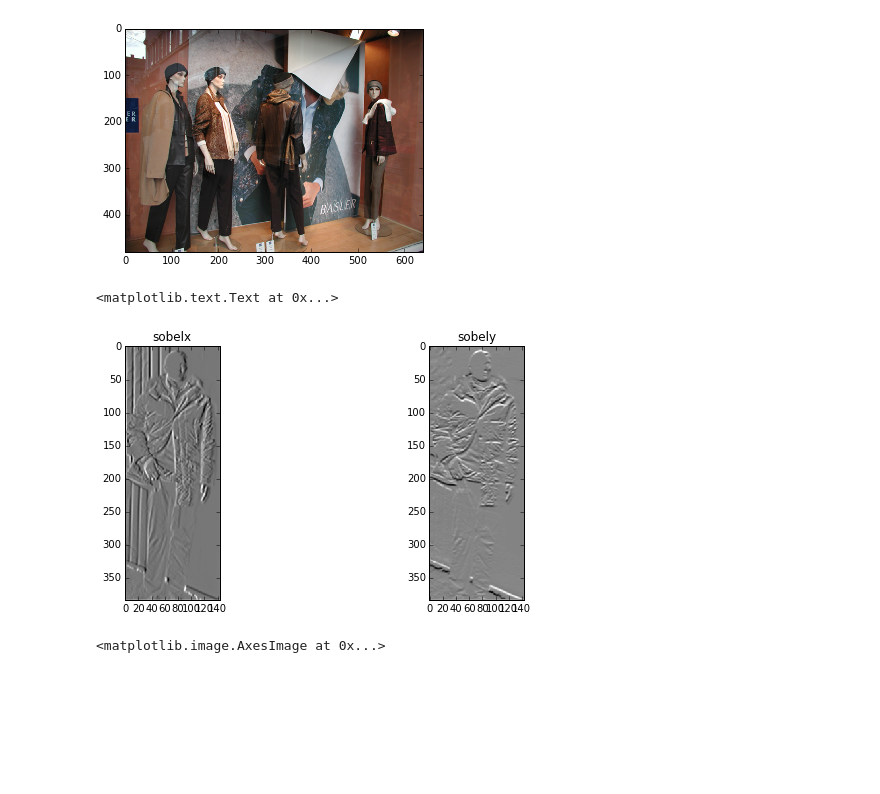
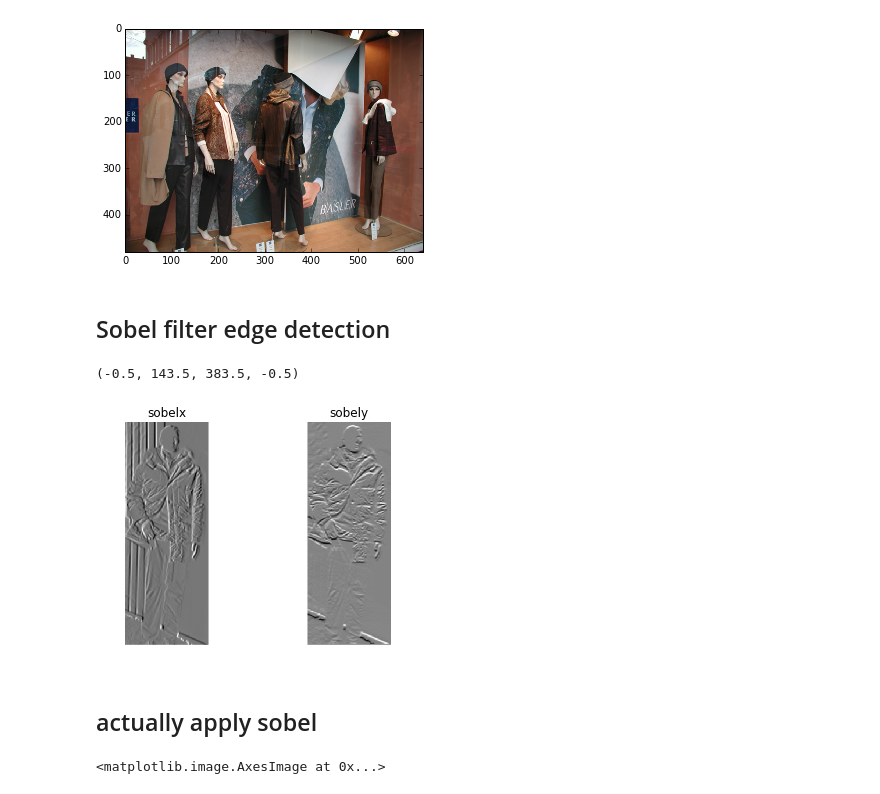
Before and after one commit to justayak/computer_vision_ws2015, a Jupyter notebook: u05/HOGs.ipynb, the cells around one changed output. Saved outputs shown, nothing was run; the diff lists cells and outputs as text; code cells hidden in the pictures; blank space fills up the shorter version.

```diff
--- a/u05/HOGs.ipynb
+++ b/u05/HOGs.ipynb
@@ -24,31 +24,38 @@ plt.imshow(people2)
 [figure]
 [figure]
 [figure]
+# %% [markdown]
+## Sobel filter edge detection
 # %%
 # Sobel
 import scipy.ndimage.filters as filters
 
 gray_person = cv2.cvtColor(person, cv2.COLOR_RGB2GRAY)
-gray_person = cv2.GaussianBlur(gray_person, (3, 3), 0)
+gray_person_bl = cv2.GaussianBlur(gray_person, (3, 3), 0)
 
 # convolute
-sobelx = cv2.Sobel(gray_person, cv2.CV_64F, 1, 0, ksize=3)
-sobely = cv2.Sobel(gray_person, cv2.CV_64F, 0, 1, ksize=3)
+sobelx = cv2.Sobel(gray_person_bl, cv2.CV_64F, 1, 0, ksize=3)
+sobely = cv2.Sobel(gray_person_bl, cv2.CV_64F, 0, 1, ksize=3)
 
-A = filters.sobel(gray_person)
 #plt.imshow(gray_person, cmap=plt.get_cmap('gray'))
-fig1 = plt.figure(figsize=(10, 10))
-ax1 = fig1.add_subplot(2,2,1)
+fig1, (ax1, ax2) = plt.subplots(
+    ncols=2,
+    sharex=True,
+    sharey=True,
+    subplot_kw={'adjustable':'box-forced'})
 
 ax1.imshow(sobelx, cmap=plt.get_cmap('gray'), interpolation='none')
 ax1.set_title('sobelx')
+ax1.axis('off')
 
-ax2 = fig1.add_subplot(2,2,2)
 ax2.imshow(sobely, cmap=plt.get_cmap('gray'), interpolation='none')
 ax2.set_title('sobely')
+ax2.axis('off')
 # %% [output]
-<matplotlib.text.Text at 0x...>
+(-0.5, 143.5, 383.5, -0.5)
-[figure, old version]
+[figure, new version]
+# %% [markdown]
+## actually apply sobel
 # %%
 sobelx2 = np.multiply(sobelx, sobelx)
 sobely2 = np.multiply(sobely, sobely)
```
Also changed, not shown: parts of 3 cells of this notebook.
